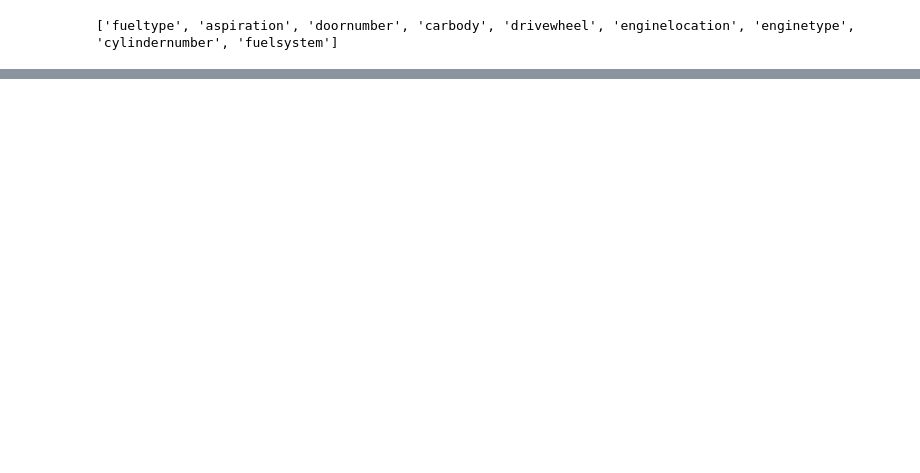
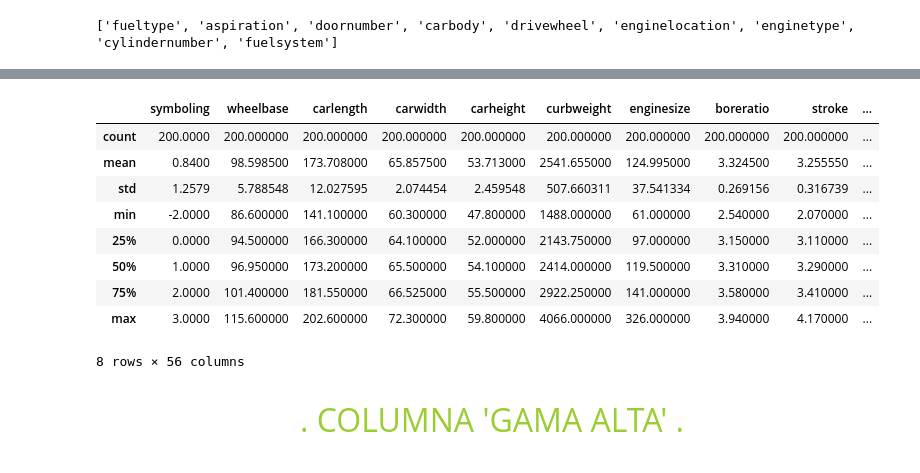
Before and after one commit to Remolino777/Cars--market, a Jupyter notebook: trasnform.ipynb, the cells around one changed output, grey strips where cells are left out. Cells and saved outputs as stored; diff of their text form; code cells hidden in the pictures; blank space fills up the shorter version.

```diff
--- a/trasnform.ipynb
+++ b/trasnform.ipynb
@@ -78,10 +72,12 @@ columnas_a_dummies = df_c.columns.to_list()
 print(columnas_a_dummies)
 # %% [output]
 ['fueltype', 'aspiration', 'doornumber', 'carbody', 'drivewheel', 'enginelocation', 'enginetype', 'cylindernumber', 'fuelsystem']
+# %%
+df1 = df.copy()
 # %%
 #Creo el bucle
-
+# !!!!!!!!!!!!! El df a utilizar tiene que ser el que tiene todas las columnas ''df'' NO EL DE EXPLORACION "df_c"
 for columna in columnas_a_dummies:
-    dummy_actual = pd.get_dummies(df[columna], prefix=columna)
-    df_c = pd.concat([df_c, dummy_actual], axis=1)
-    df_c.drop(columna, axis=1, inplace=True)
+    dummy_actual = pd.get_dummies(df[columna], prefix=columna,dtype=int)
+    df1= pd.concat([df1, dummy_actual], axis=1)
+    df1.drop(columna, axis=1, inplace=True)
@@ -103,0 +104,18 @@ df_c
+# %%
+df1.describe()
+# %% [output]
+|  | symboling | wheelbase | carlength | carwidth | carheight | curbweight | enginesize | boreratio | stroke | ... |
+| count | 200.0000 | 200.000000 | 200.000000 | 200.000000 | 200.000000 | 200.000000 | 200.000000 | 200.000000 | 200.000000 | ... |
+| mean | 0.8400 | 98.598500 | 173.708000 | 65.857500 | 53.713000 | 2541.655000 | 124.995000 | 3.324500 | 3.255550 | ... |
+| std | 1.2579 | 5.788548 | 12.027595 | 2.074454 | 2.459548 | 507.660311 | 37.541334 | 0.269156 | 0.316739 | ... |
+| min | -2.0000 | 86.600000 | 141.100000 | 60.300000 | 47.800000 | 1488.000000 | 61.000000 | 2.540000 | 2.070000 | ... |
+| 25% | 0.0000 | 94.500000 | 166.300000 | 64.100000 | 52.000000 | 2143.750000 | 97.000000 | 3.150000 | 3.110000 | ... |
+| 50% | 1.0000 | 96.950000 | 173.200000 | 65.500000 | 54.100000 | 2414.000000 | 119.500000 | 3.310000 | 3.290000 | ... |
+| 75% | 2.0000 | 101.400000 | 181.550000 | 66.525000 | 55.500000 | 2922.250000 | 141.000000 | 3.580000 | 3.410000 | ... |
+| max | 3.0000 | 115.600000 | 202.600000 | 72.300000 | 59.800000 | 4066.000000 | 326.000000 | 3.940000 | 4.170000 | ... |
+8 rows × 56 columns
+# %% [markdown]
+<div style="text-align: center; color: yellowgreen; font-size:32px; padding:20px ">
+.       COLUMNA 'GAMA ALTA'     .  <BR>
+
+</div>
```
Also changed, not shown: parts of 6 cells of this notebook.
